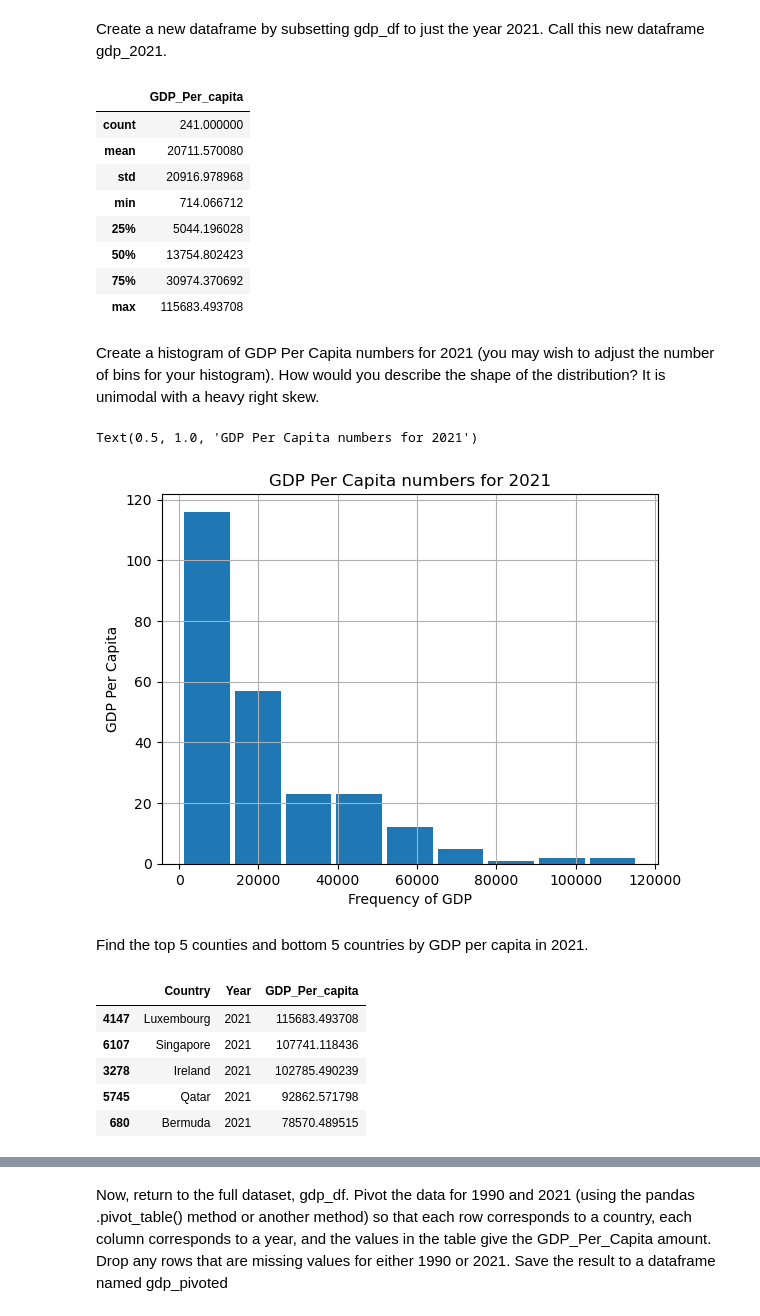
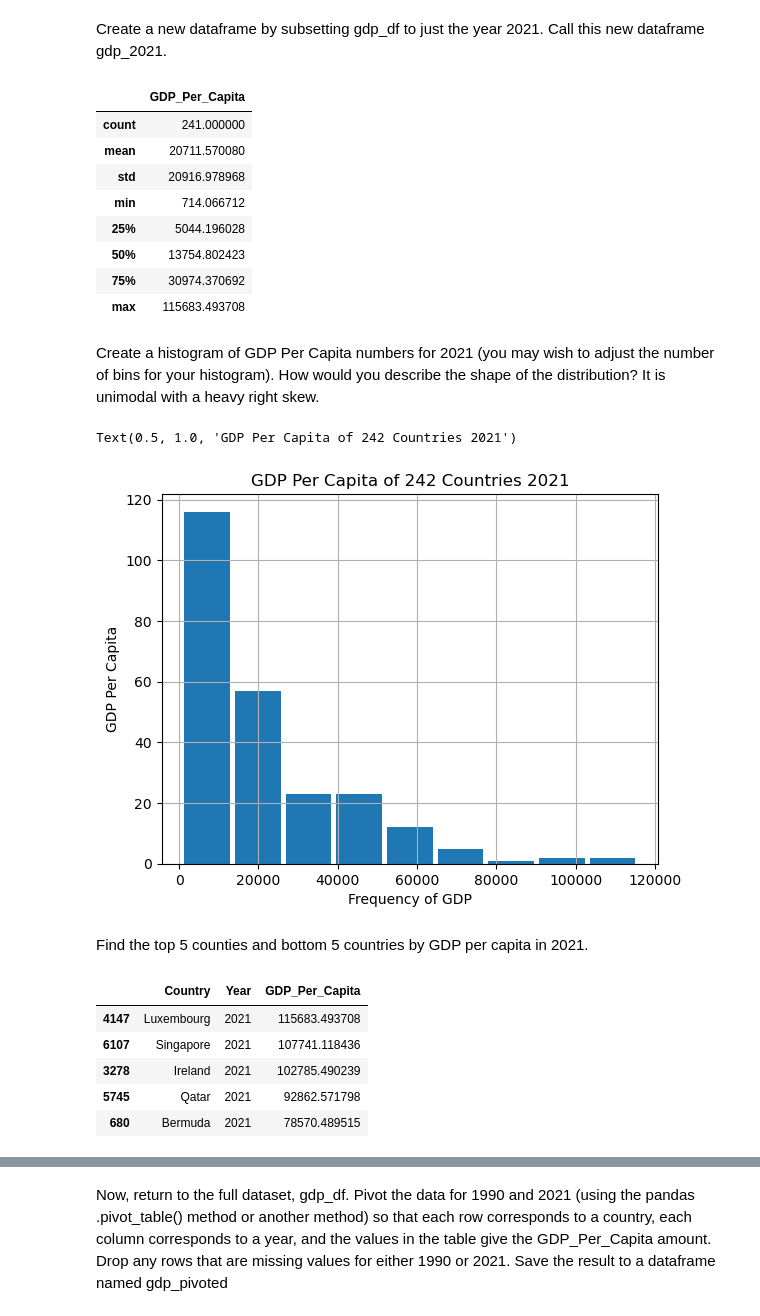
Before and after one commit to nss-data-science-cohort-8/un-exploration-Mythical-clj, a Jupyter notebook: notebooks/UN_Data_Exploration.ipynb, the cells around one changed output, grey strips where cells are left out. Saved outputs shown, nothing was run; the diff lists cells and outputs as text; code cells hidden in the pictures.

```diff
--- a/notebooks/UN_Data_Exploration.ipynb
+++ b/notebooks/UN_Data_Exploration.ipynb
@@ -44,7 +44,7 @@ remove the Value footnotes column and rename the other columns to "Country", "Ye
 # %%
 gdp_df = (
     gdp_df
-    .rename(columns={"Country or Area" : "Country", "Value" : "GDP_Per_capita"})
+    .rename(columns={"Country or Area" : "Country", "Value" : "GDP_Per_Capita"})
     .drop('Value Footnotes', axis=1)
 )
 # %% [markdown]
@@ -123,7 +123,7 @@ gdp_2021 = gdp_df.loc[gdp_df["Year"] == '2021']
 # %%
 gdp_2021.describe()
 # %% [output]
-|  | GDP_Per_capita |
+|  | GDP_Per_Capita |
 | count | 241.000000 |
 | mean | 20711.570080 |
 | std | 20916.978968 |
@@ -140,14 +140,14 @@ plt.xlabel('Frequency of GDP')
 plt.ylabel('GDP Per Capita')
 plt.title('GDP Per Capita of 242 Countries 2021')
 # %% [output]
-Text(0.5, 1.0, 'GDP Per Capita numbers for 2021')
+Text(0.5, 1.0, 'GDP Per Capita of 242 Countries 2021')
-[figure, old version]
+[figure, new version]
 # %% [markdown]
 Find the top 5 counties and bottom 5 countries by GDP per capita in 2021.
 # %%
-gdp_2021.sort_values('GDP_Per_capita', ascending = False).head(5)
+gdp_2021.sort_values('GDP_Per_Capita', ascending = False).head(5)
 # %% [output]
-|  | Country | Year | GDP_Per_capita |
+|  | Country | Year | GDP_Per_Capita |
 | 4147 | Luxembourg | 2021 | 115683.493708 |
 | 6107 | Singapore | 2021 | 107741.118436 |
 | 3278 | Ireland | 2021 | 102785.490239 |
```
Also changed, not shown: parts of 9 cells of this notebook.
